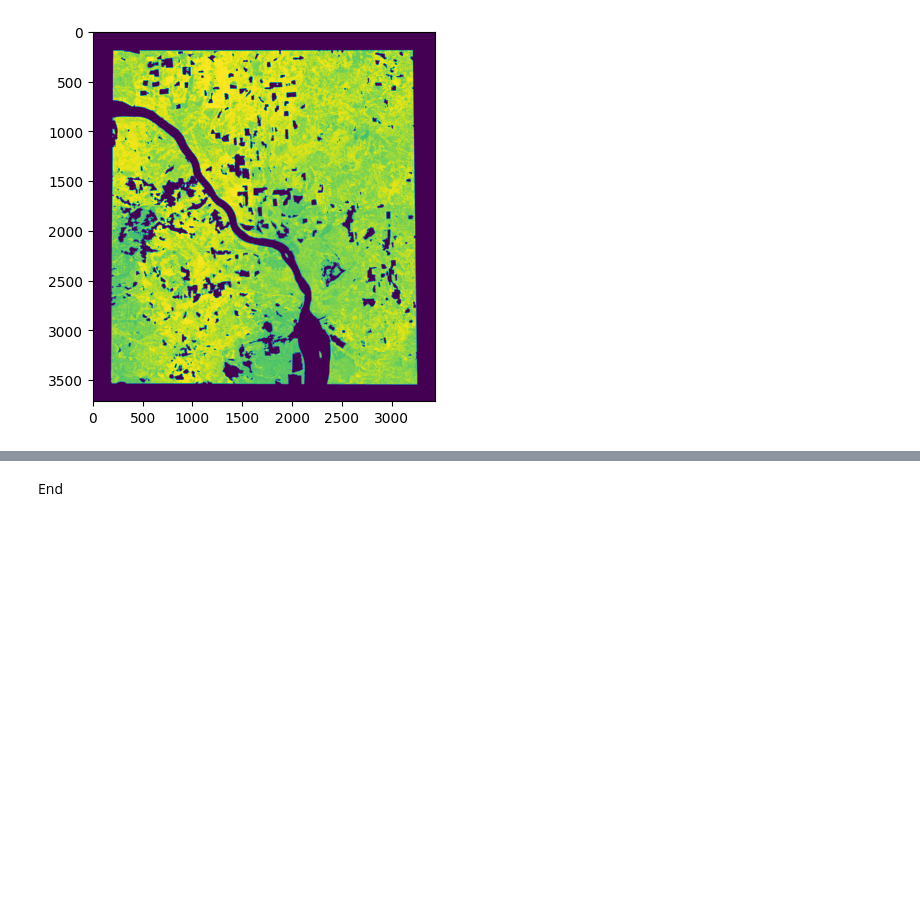
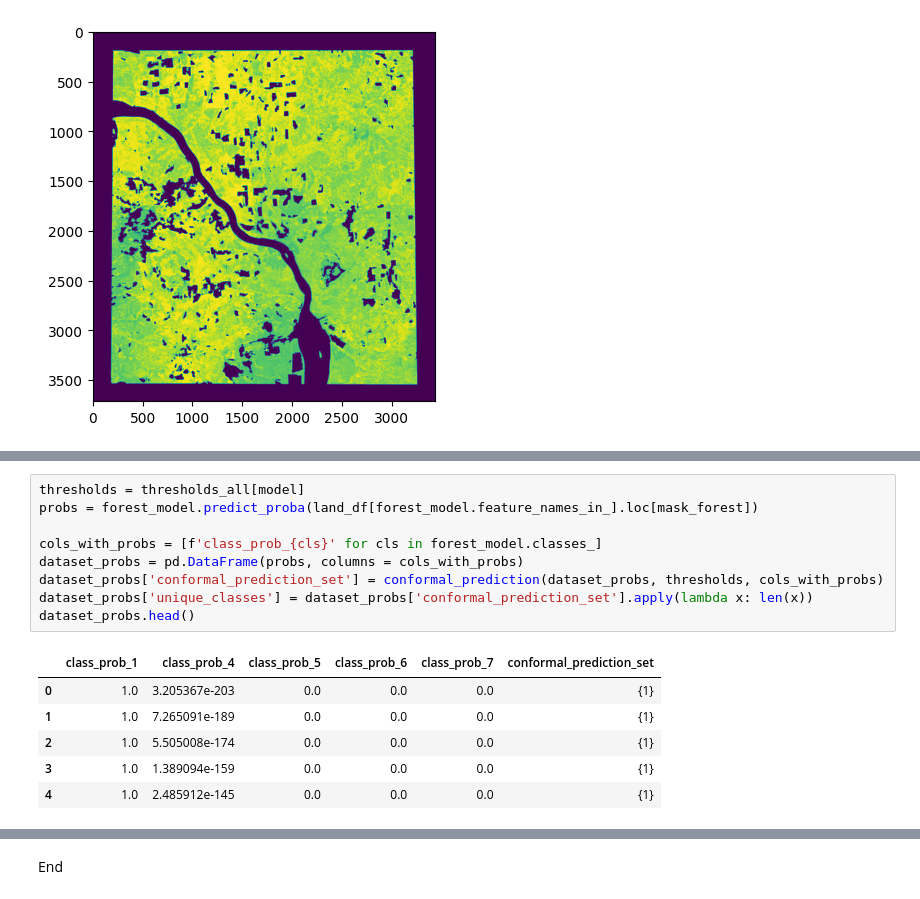
Before and after one commit to mishagrol/MLForestMapping, a Jupyter notebook: notebooks/Inference.ipynb, the cells around one changed output, grey strips where cells are left out. Drawn from its saved outputs; the diff is of its cells as text; blank space fills up the shorter version.

```diff
--- a/notebooks/Inference.ipynb
+++ b/notebooks/Inference.ipynb
@@ -255,0 +396,16 @@ plt.imshow(output_mask_proba)
+# %%
+thresholds = thresholds_all[model]
+probs = forest_model.predict_proba(land_df[forest_model.feature_names_in_].loc[mask_forest])
+
+cols_with_probs = [f'class_prob_{cls}' for cls in forest_model.classes_]
+dataset_probs = pd.DataFrame(probs, columns = cols_with_probs)
+dataset_probs['conformal_prediction_set'] = conformal_prediction(dataset_probs, thresholds, cols_with_probs)
+dataset_probs['unique_classes'] = dataset_probs['conformal_prediction_set'].apply(lambda x: len(x))
+dataset_probs.head()
+# %% [output]
+|  | class_prob_1 | class_prob_4 | class_prob_5 | class_prob_6 | class_prob_7 | conformal_prediction_set |
+| 0 | 1.0 | 3.205367e-203 | 0.0 | 0.0 | 0.0 | {1} |
+| 1 | 1.0 | 7.265091e-189 | 0.0 | 0.0 | 0.0 | {1} |
+| 2 | 1.0 | 5.505008e-174 | 0.0 | 0.0 | 0.0 | {1} |
+| 3 | 1.0 | 1.389094e-159 | 0.0 | 0.0 | 0.0 | {1} |
+| 4 | 1.0 | 2.485912e-145 | 0.0 | 0.0 | 0.0 | {1} |
```
Also changed, not shown: parts of 9 cells of this notebook, 2 other files.
